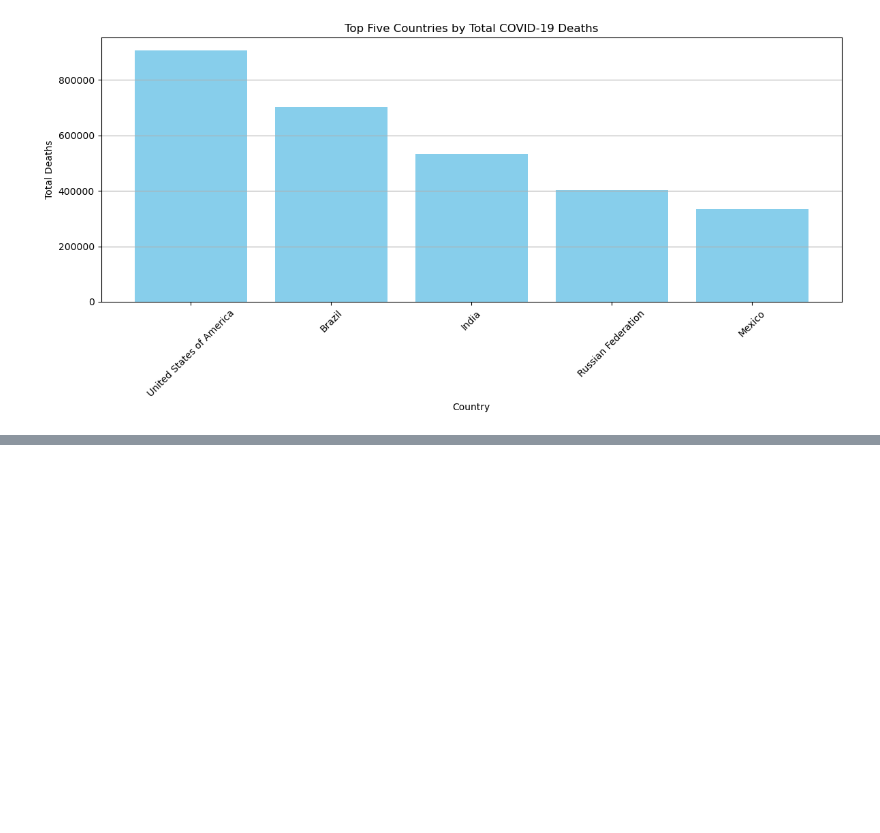
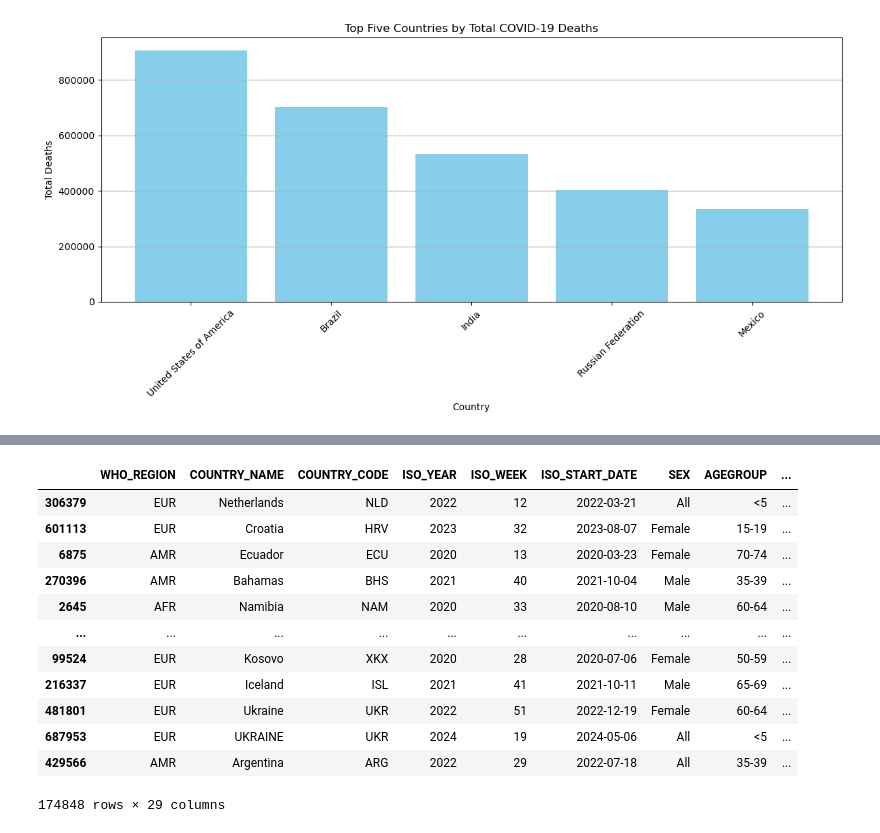
Before and after one commit to Tadakatsu213/Group-2, a Jupyter notebook: Project.ipynb, the cells around one changed output, grey strips where cells are left out. Saved outputs shown, nothing was run; the diff lists cells and outputs as text; code cells hidden in the pictures; blank space fills up the shorter version.

```diff
--- a/Project.ipynb
+++ b/Project.ipynb
@@ -71,16 +110,10 @@ plt.show()
 # %% [output]
 [figure]
 # %%
-# Filter relevant columns
-data = data[['ISO_START_DATE', 'COUNTRY_NAME', 'DAILY_CASES']]
+# Summarize total cases by country
+total_cases_by_country = daily_trends.groupby('COUNTRY_NAME')['DAILY_CASES'].sum().reset_index()
 
-# Convert ISO_START_DATE to datetime
-data['ISO_START_DATE'] = pd.to_datetime(data['ISO_START_DATE'])
-
-# Group data by country and sum daily cases
-total_cases_by_country = data.groupby('COUNTRY_NAME')['DAILY_CASES'].sum().reset_index()
-
-# Sort by total cases and get the top five countries
+# Sort by total cases in descending order and get the top five countries
 top_five_countries = total_cases_by_country.sort_values(by='DAILY_CASES', ascending=False).head(5)
 
 # Print the top five countries with the highest number of cases
@@ -111,0 +138,26 @@ plt.show()
+# %%
+# generating one row
+rows = data.sample(frac =.25)
+
+# checking if sample is 0.25 times data or not
+
+if (0.25*(len(data))== len(rows)):
+    print( "Cool")
+    print(len(data), len(rows))
+
+# display
+rows
+# %% [output]
+|  | WHO_REGION | COUNTRY_NAME | COUNTRY_CODE | ISO_YEAR | ISO_WEEK | ISO_START_DATE | SEX | AGEGROUP | ... |
+| 306379 | EUR | Netherlands | NLD | 2022 | 12 | 2022-03-21 | All | <5 | ... |
+| 601113 | EUR | Croatia | HRV | 2023 | 32 | 2023-08-07 | Female | 15-19 | ... |
+| 6875 | AMR | Ecuador | ECU | 2020 | 13 | 2020-03-23 | Female | 70-74 | ... |
+| 270396 | AMR | Bahamas | BHS | 2021 | 40 | 2021-10-04 | Male | 35-39 | ... |
+| 2645 | AFR | Namibia | NAM | 2020 | 33 | 2020-08-10 | Male | 60-64 | ... |
+| ... | ... | ... | ... | ... | ... | ... | ... | ... | ... |
+| 99524 | EUR | Kosovo | XKX | 2020 | 28 | 2020-07-06 | Female | 50-59 | ... |
+| 216337 | EUR | Iceland | ISL | 2021 | 41 | 2021-10-11 | Male | 65-69 | ... |
+| 481801 | EUR | Ukraine | UKR | 2022 | 51 | 2022-12-19 | Female | 60-64 | ... |
+| 687953 | EUR | UKRAINE | UKR | 2024 | 19 | 2024-05-06 | All | <5 | ... |
+| 429566 | AMR | Argentina | ARG | 2022 | 29 | 2022-07-18 | All | 35-39 | ... |
+174848 rows × 29 columns
```
Also changed, not shown: parts of 6 cells of this notebook, 5 other files.
